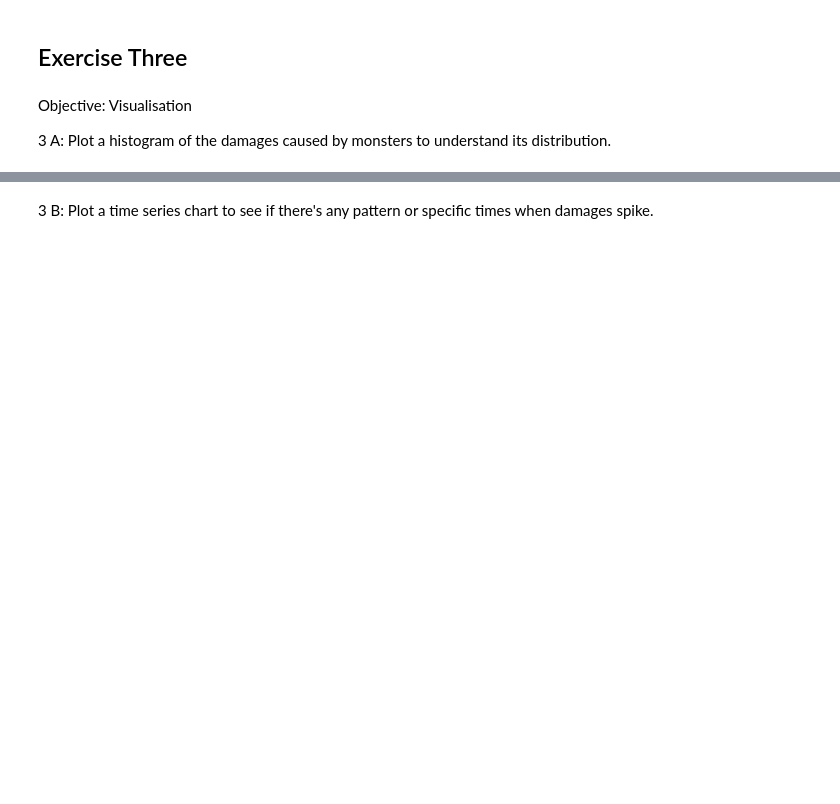
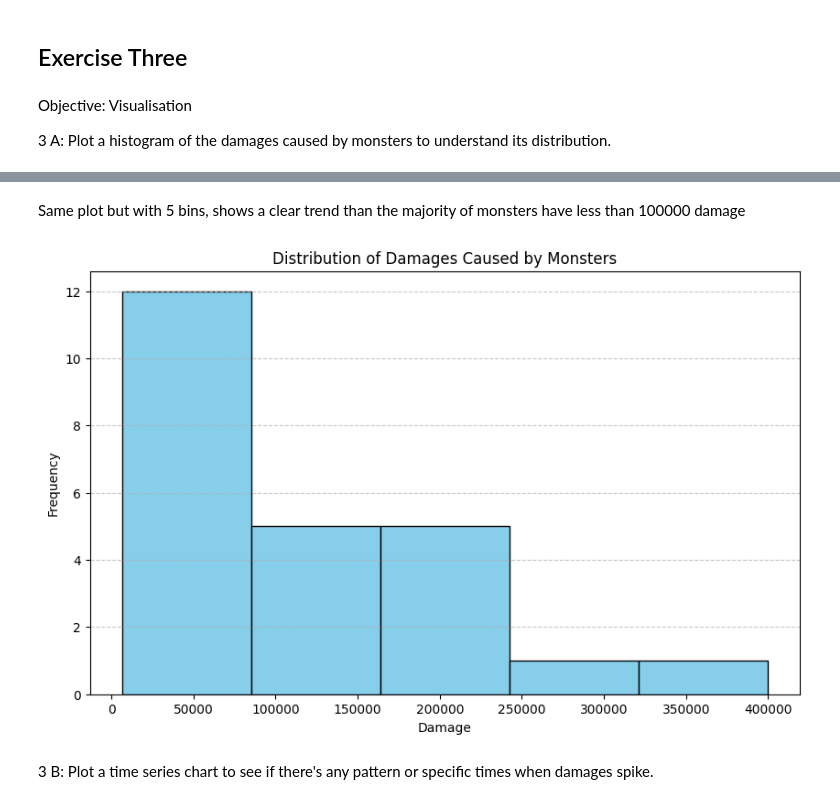
Before and after one commit to jmiller84/stream-processing-template, a Jupyter notebook: my-files/phase02/02_live_eda_exercise.ipynb, the cells around one changed output, grey strips where cells are left out. Drawn from its saved outputs; the diff is of its cells as text; code cells hidden in the pictures; blank space fills up the shorter version.

```diff
--- a/my-files/phase02/02_live_eda_exercise.ipynb
+++ b/my-files/phase02/02_live_eda_exercise.ipynb
@@ -81,2 +223,15 @@ Objective: Visualisation
+# %% [markdown]
+Same plot but with 5 bins, shows a clear trend than the majority of monsters have less than 100000 damage
+# %%
+# Plot histogram of damages
+plt.figure(figsize=(10, 6))
+plt.hist(df['damage'], bins=5, color='skyblue', edgecolor='black')
+plt.title('Distribution of Damages Caused by Monsters')
+plt.xlabel('Damage')
+plt.ylabel('Frequency')
+plt.grid(axis='y', linestyle='--', alpha=0.7)
+plt.show()
+# %% [output]
+[figure, added]
 # %% [markdown]
 3 B: Plot a time series chart to see if there's any pattern or specific times when damages spike.
```
Also changed, not shown: parts of 20 cells of this notebook, 1 other file.
